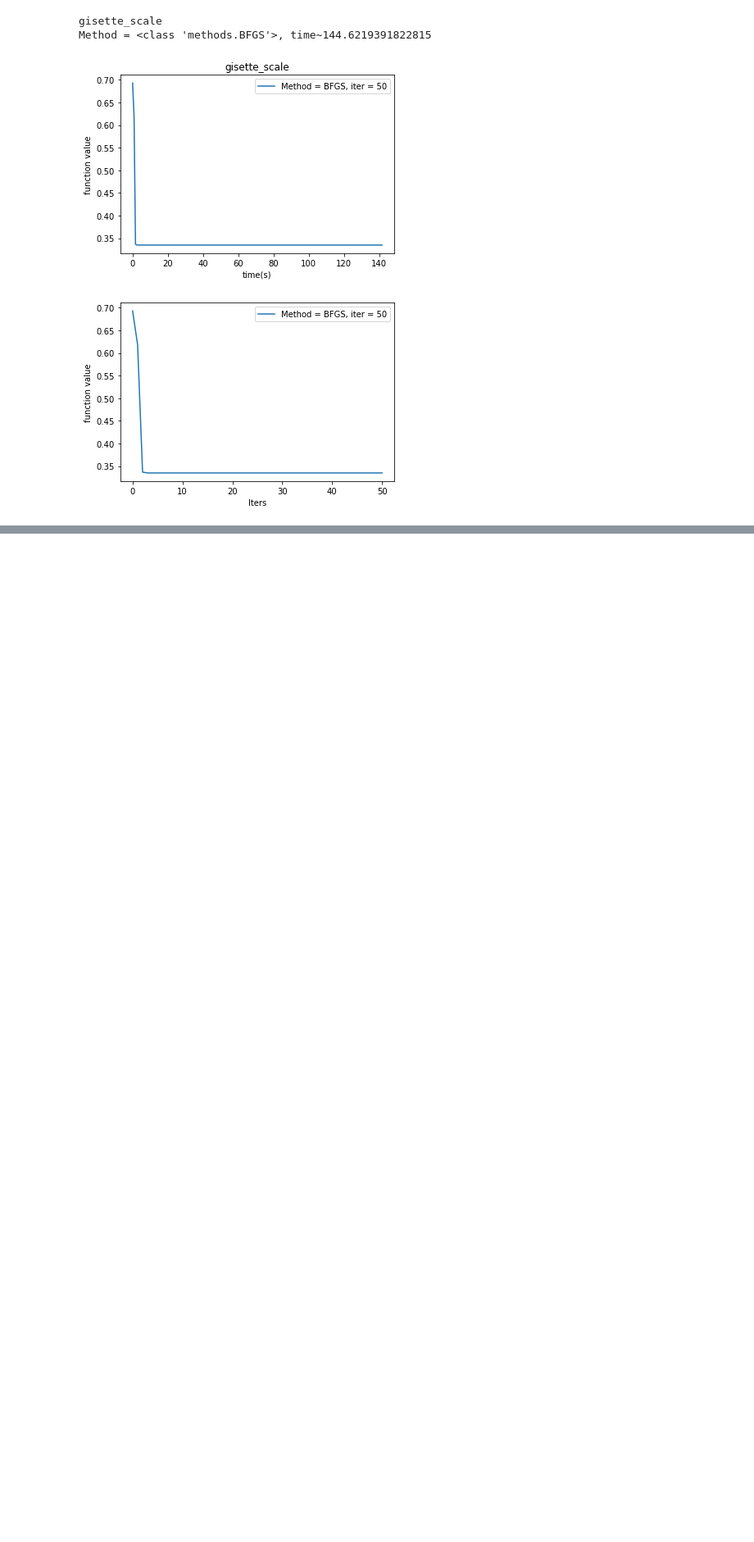
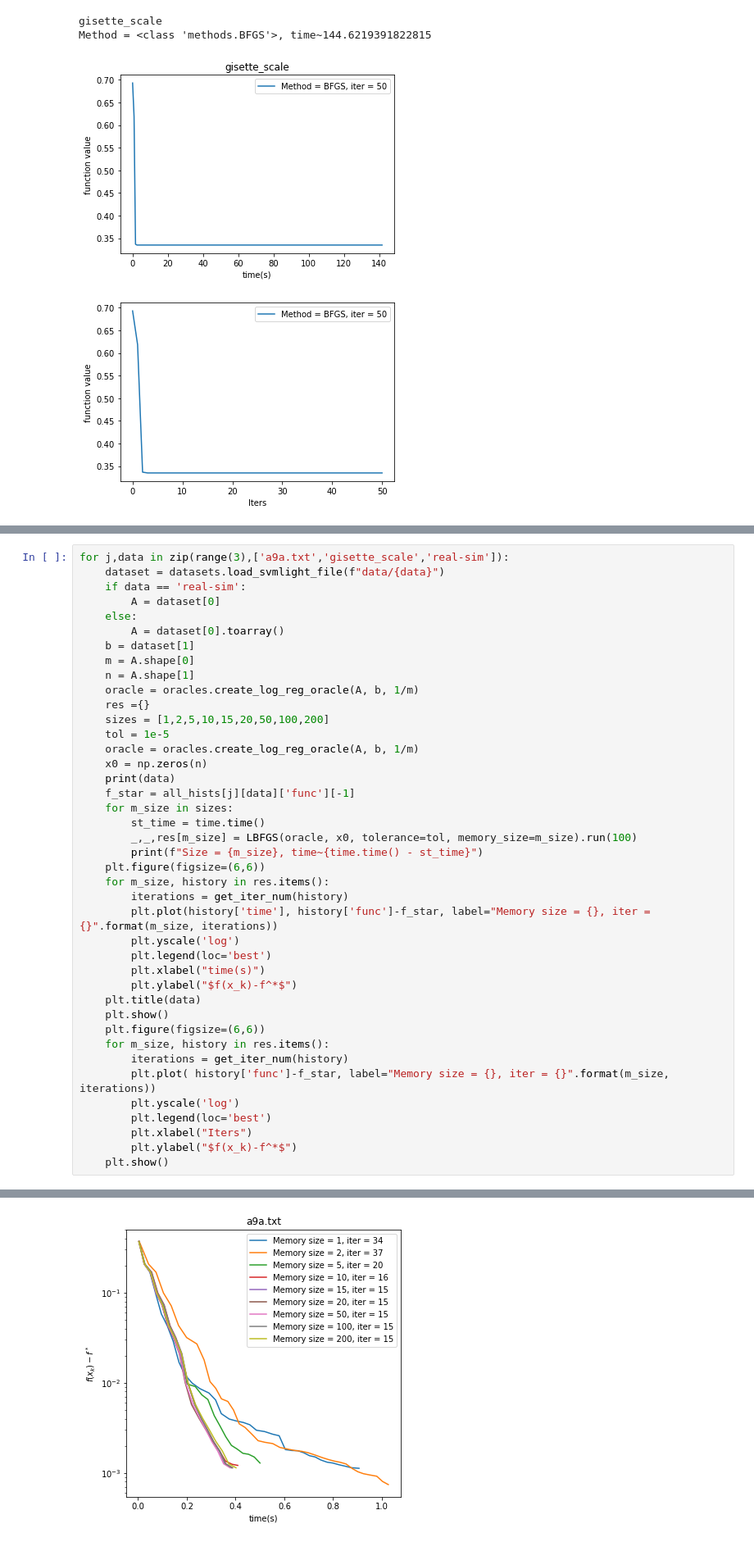
Before and after one commit to rogachevai/MADESpring2020_MOML, a Jupyter notebook: Practice/homework_6/HW6.ipynb, the cells around one changed output, grey strips where cells are left out. Shown at 82% size. Drawn from its saved outputs; the diff is of its cells as text; blank space fills up the shorter version.

```diff
--- a/Practice/homework_6/HW6.ipynb
+++ b/Practice/homework_6/HW6.ipynb
@@ -336,0 +468,42 @@ P.S. Думаю, что в данных задачах большую роль
+# %%
+for j,data in zip(range(3),['a9a.txt','gisette_scale','real-sim']):
+    dataset = datasets.load_svmlight_file(f"data/{data}")
+    if data == 'real-sim':
+        A = dataset[0]
+    else:
+        A = dataset[0].toarray()
+    b = dataset[1]
+    m = A.shape[0]
+    n = A.shape[1]
+    oracle = oracles.create_log_reg_oracle(A, b, 1/m)
+    res ={}
+    sizes = [1,2,5,10,15,20,50,100,200]
+    tol = 1e-5
+    oracle = oracles.create_log_reg_oracle(A, b, 1/m)
+    x0 = np.zeros(n)
+    print(data)
+    f_star = all_hists[j][data]['func'][-1]
+    for m_size in sizes:
+        st_time = time.time()
+        _,_,res[m_size] = LBFGS(oracle, x0, tolerance=tol, memory_size=m_size).run(100)
+        print(f"Size = {m_size}, time~{time.time() - st_time}")
+    plt.figure(figsize=(6,6))
+    for m_size, history in res.items():
+        iterations = get_iter_num(history)
+        plt.plot(history['time'], history['func']-f_star, label="Memory size = {}, iter = {}".format(m_size, iterations))
+        plt.yscale('log')
+        plt.legend(loc='best')
+        plt.xlabel("time(s)")
+        plt.ylabel("$f(x_k)-f^*$")
+    plt.title(data)
+    plt.show()
+    plt.figure(figsize=(6,6))
+    for m_size, history in res.items():
+        iterations = get_iter_num(history)
+        plt.plot( history['func']-f_star, label="Memory size = {}, iter = {}".format(m_size, iterations))
+        plt.yscale('log')
+        plt.legend(loc='best')
+        plt.xlabel("Iters")
+        plt.ylabel("$f(x_k)-f^*$")
+    plt.show()
+# %% [output]
@@ -336,0 +520 @@ P.S. Думаю, что в данных задачах большую роль
+[figure, added]
```
Also changed, not shown: parts of 12 cells of this notebook, 1 other file.
